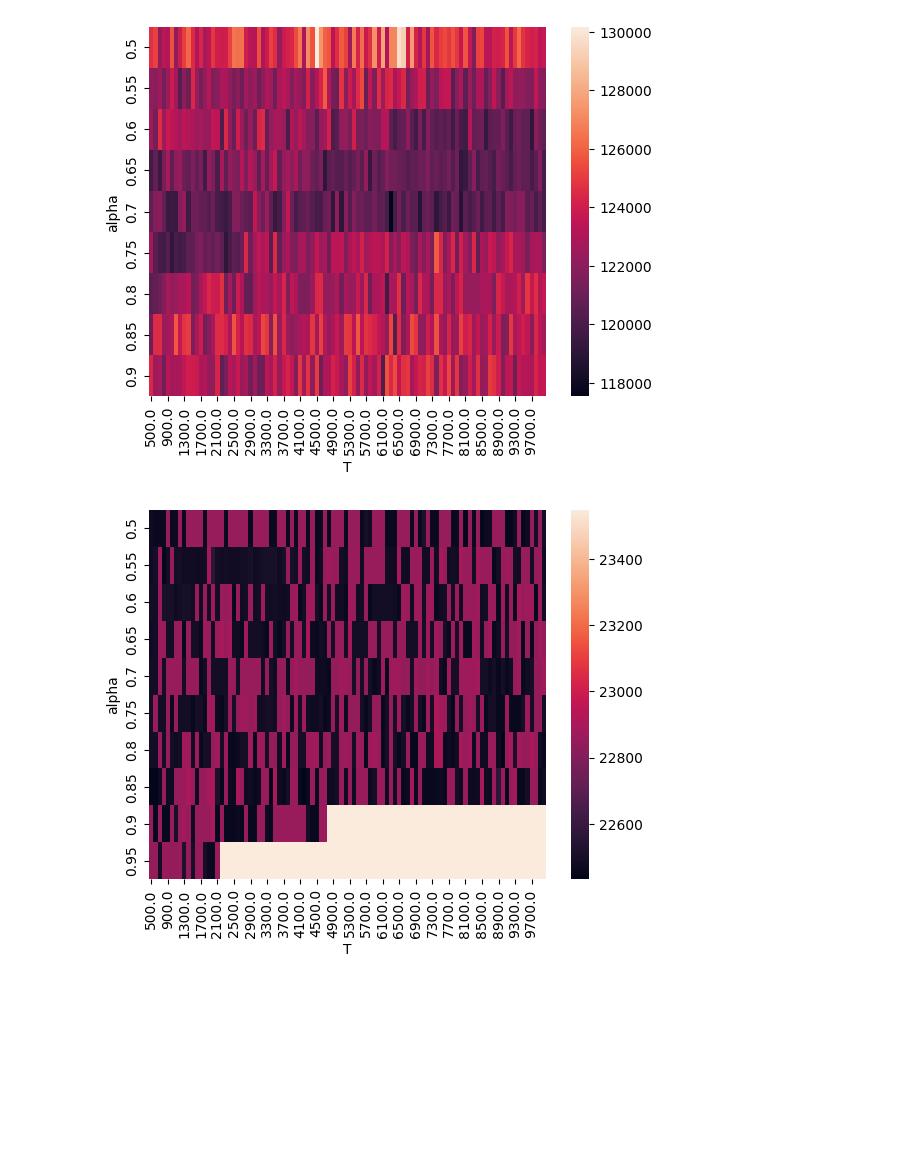
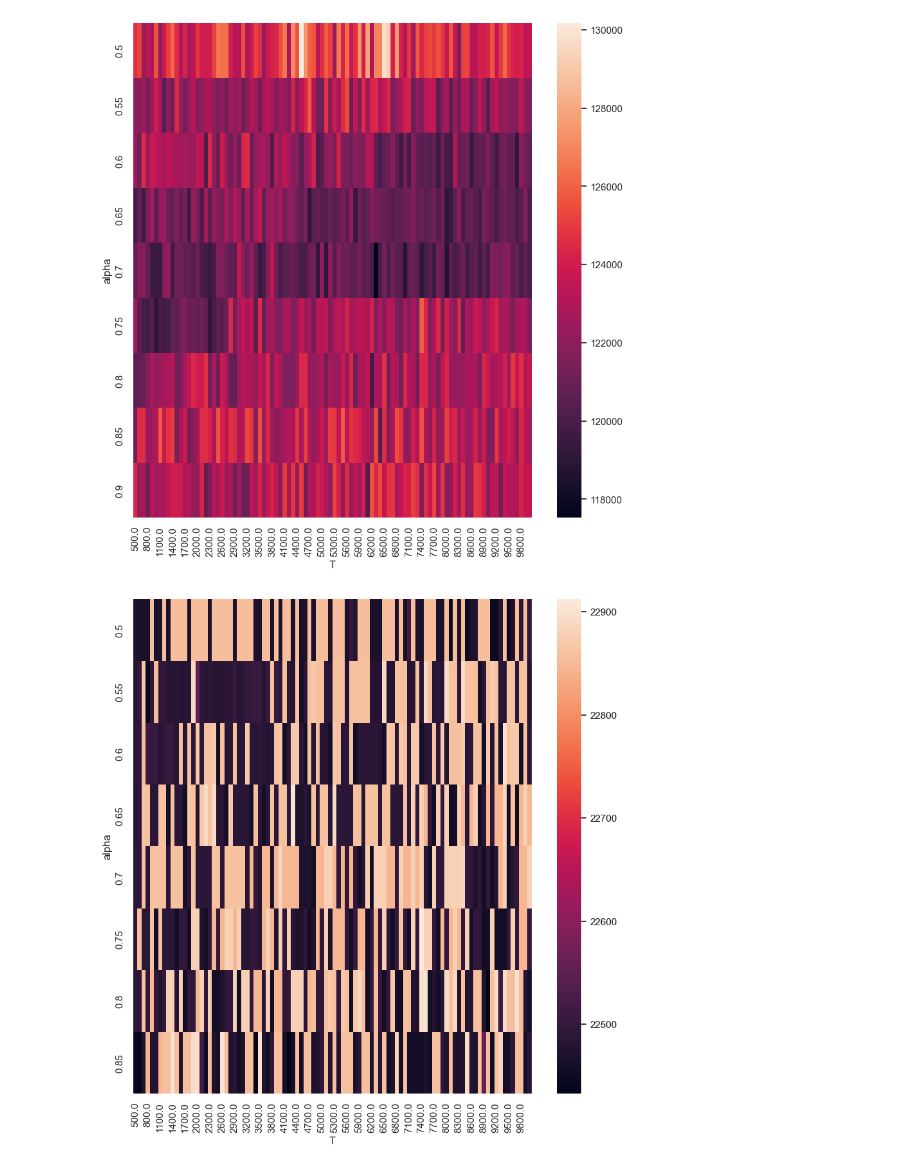
Before and after one commit to thomasg1901/ProjectOptimalisatieOMP2022, a Jupyter notebook: OMP/gridsearchplotter/Gridsearch.ipynb, the cells around one changed output. Saved outputs shown, nothing was run; the diff lists cells and outputs as text; code cells hidden in the pictures; blank space fills up the shorter version.

```diff
--- a/OMP/gridsearchplotter/Gridsearch.ipynb
+++ b/OMP/gridsearchplotter/Gridsearch.ipynb
@@ -28,15 +28,16 @@ def heatmap_file(file, alpha_min, alpha_max, T_min, T_max):
     df = df[df["T"] <= T_max]
 
     df = df.pivot('alpha', 'T', 'cost')
+    sns.set(rc = {'figure.figsize':(10,10)})
     ax = sns.heatmap(df)
 # %%
 heatmap_file("gridsearch_A-400-90.txt", 0, 1, 0, 20000)
 
 #Best result: 0.7 op 6300
 # %% [output]
-[figure, old version]
+[figure, new version]
 # %%
-heatmap_file("gridsearch_A-100-30_Jef.txt", 0, 1, 0, 20000)
+heatmap_file("gridsearch_A-100-30_Jef.txt", 0, 0.85, 0, 20000)
 # %% [output]
-[figure, old version]
+[figure, new version]
 # %%
```
Also changed, not shown: parts of 8 cells of this notebook, 5 other files.
